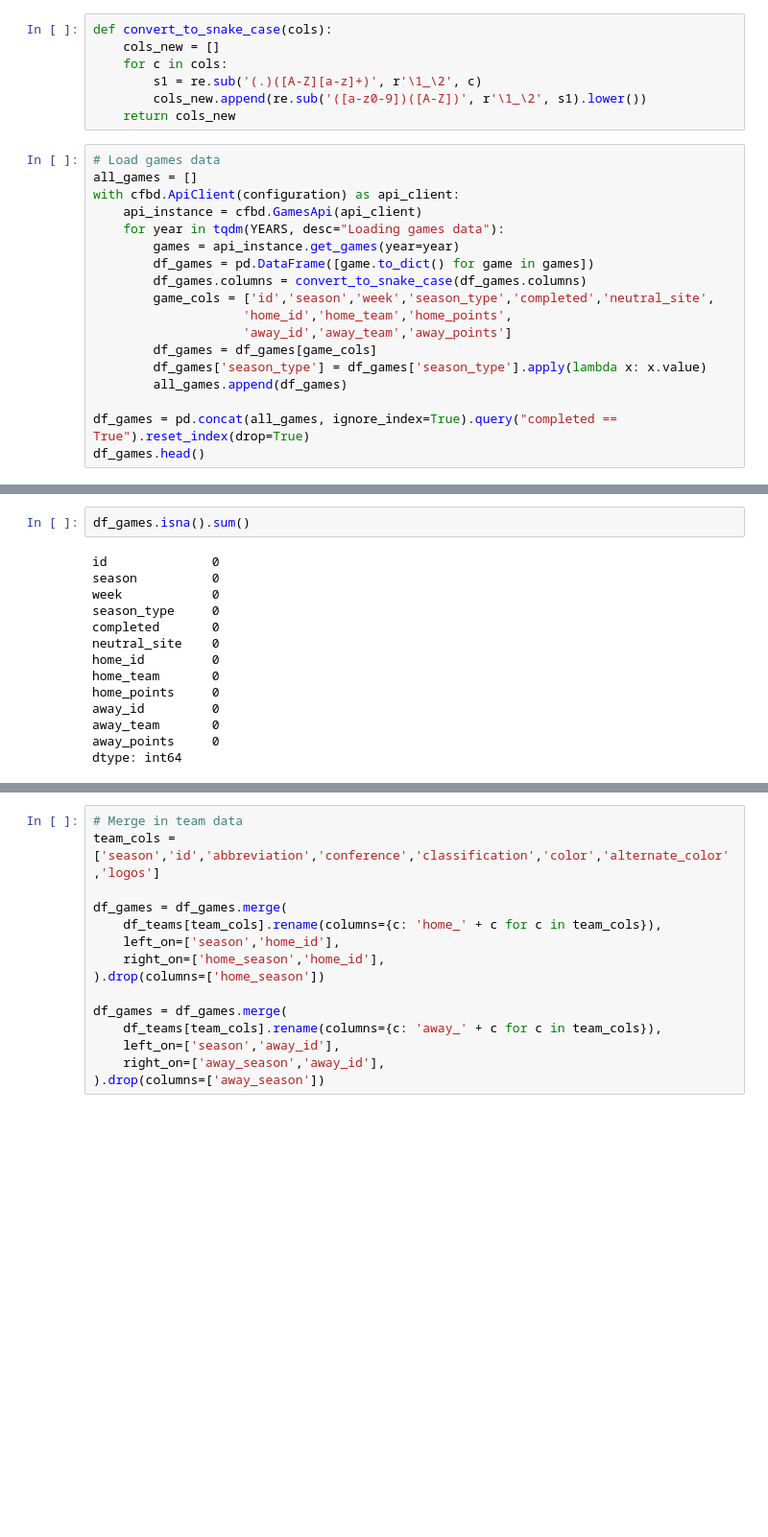
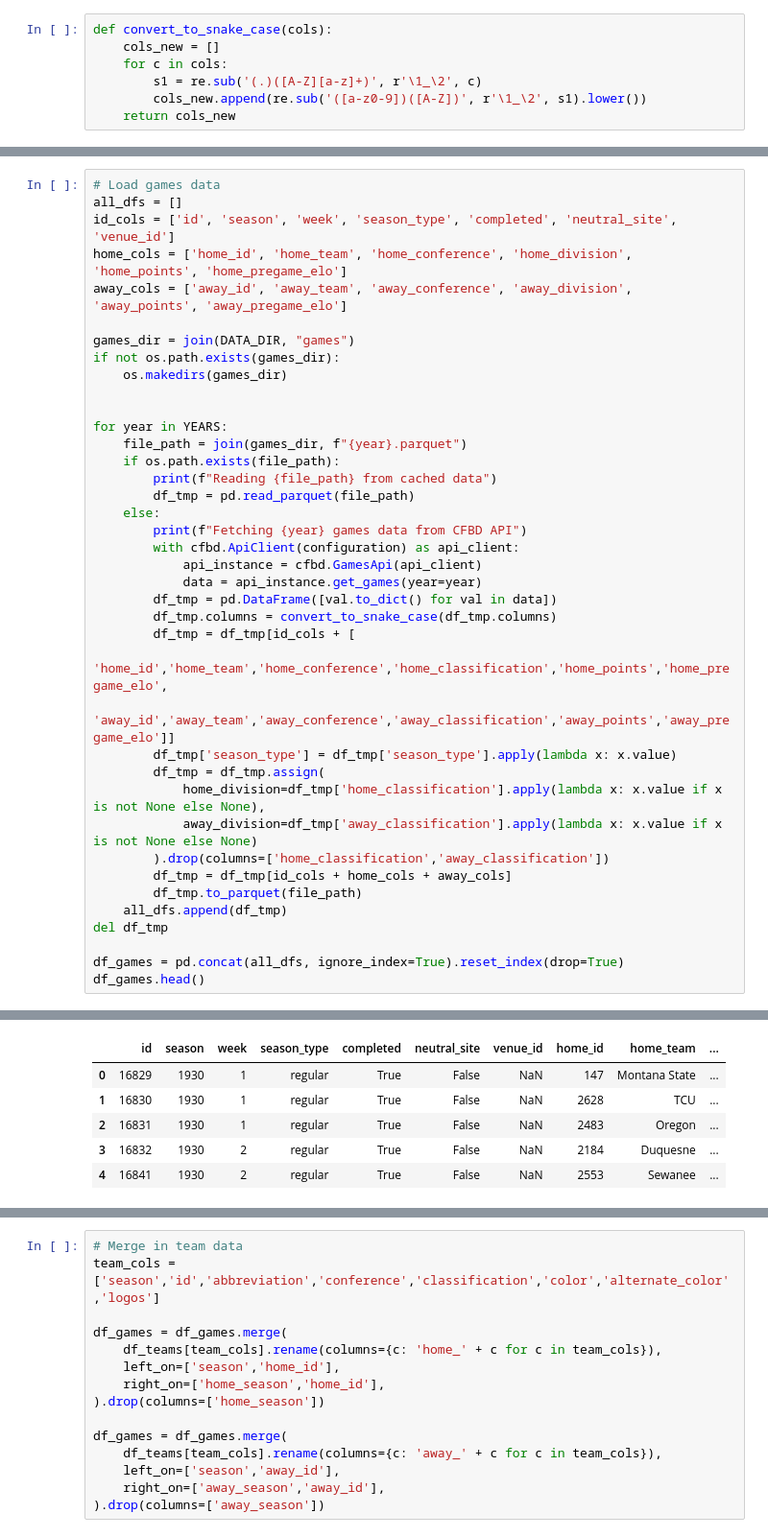
Before and after one commit to lneuendorf/4th-down-models, a Jupyter notebook: notebooks/elo.ipynb, the cells around one changed output, grey strips where cells are left out. Shown at 96% size. Cells and saved outputs as stored; diff of their text form; blank space fills up the shorter version.

```diff
--- a/notebooks/elo.ipynb
+++ b/notebooks/elo.ipynb
@@ -25,21 +34,3 @@ def convert_to_snake_case(cols):
         s1 = re.sub('(.)([A-Z][a-z]+)', r'\1_\2', c)
         cols_new.append(re.sub('([a-z0-9])([A-Z])', r'\1_\2', s1).lower())
     return cols_new
-# %%
-# Load games data
-all_games = []
-with cfbd.ApiClient(configuration) as api_client:
-    api_instance = cfbd.GamesApi(api_client)
-    for year in tqdm(YEARS, desc="Loading games data"):
-        games = api_instance.get_games(year=year)
-        df_games = pd.DataFrame([game.to_dict() for game in games])
-        df_games.columns = convert_to_snake_case(df_games.columns)
-        game_cols = ['id','season','week','season_type','completed','neutral_site',
-                    'home_id','home_team','home_points',
-                    'away_id','away_team','away_points']
-        df_games = df_games[game_cols]
-        df_games['season_type'] = df_games['season_type'].apply(lambda x: x.value)
-        all_games.append(df_games)
-
-df_games = pd.concat(all_games, ignore_index=True).query("completed == True").reset_index(drop=True)
-df_games.head()
@@ -53,16 +37,40 @@ df_games.head()
-# %%
-df_games.isna().sum()
-# %% [output]
-id              0
-season          0
-week            0
-season_type     0
-completed       0
-neutral_site    0
-home_id         0
-home_team       0
-home_points     0
-away_id         0
-away_team       0
-away_points     0
-dtype: int64
+# %%
+# Load games data
+all_dfs = []
+id_cols = ['id', 'season', 'week', 'season_type', 'completed', 'neutral_site', 'venue_id']
+home_cols = ['home_id', 'home_team', 'home_conference', 'home_division', 'home_points', 'home_pregame_elo']
+away_cols = ['away_id', 'away_team', 'away_conference', 'away_division', 'away_points', 'away_pregame_elo']
+
+games_dir = join(DATA_DIR, "games")
+if not os.path.exists(games_dir):
+    os.makedirs(games_dir)
+
+
+for year in YEARS:
+    file_path = join(games_dir, f"{year}.parquet")
+    if os.path.exists(file_path):
+        print(f"Reading {file_path} from cached data")
+        df_tmp = pd.read_parquet(file_path)
+    else:
+        print(f"Fetching {year} games data from CFBD API")
+        with cfbd.ApiClient(configuration) as api_client:
+            api_instance = cfbd.GamesApi(api_client)
+            data = api_instance.get_games(year=year)
+        df_tmp = pd.DataFrame([val.to_dict() for val in data])
+        df_tmp.columns = convert_to_snake_case(df_tmp.columns)
+        df_tmp = df_tmp[id_cols + [
+                            'home_id','home_team','home_conference','home_classification','home_points','home_pregame_elo',
+                            'away_id','away_team','away_conference','away_classification','away_points','away_pregame_elo']]
+        df_tmp['season_type'] = df_tmp['season_type'].apply(lambda x: x.value)
+        df_tmp = df_tmp.assign(
+            home_division=df_tmp['home_classification'].apply(lambda x: x.value if x is not None else None),
+            away_division=df_tmp['away_classification'].apply(lambda x: x.value if x is not None else None)
+        ).drop(columns=['home_classification','away_classification'])
+        df_tmp = df_tmp[id_cols + home_cols + away_cols]
+        df_tmp.to_parquet(file_path)
+    all_dfs.append(df_tmp)
+del df_tmp
+
+df_games = pd.concat(all_dfs, ignore_index=True).reset_index(drop=True)
+df_games.head()
+# %% [output]
@@ -69 +94,7 @@ dtype: int64
+|  | id | season | week | season_type | completed | neutral_site | venue_id | home_id | home_team | ... |
+| 0 | 16829 | 1930 | 1 | regular | True | False | NaN | 147 | Montana State | ... |
+| 1 | 16830 | 1930 | 1 | regular | True | False | NaN | 2628 | TCU | ... |
+| 2 | 16831 | 1930 | 1 | regular | True | False | NaN | 2483 | Oregon | ... |
+| 3 | 16832 | 1930 | 2 | regular | True | False | NaN | 2184 | Duquesne | ... |
+| 4 | 16841 | 1930 | 2 | regular | True | False | NaN | 2553 | Sewanee | ... |
 # %%
```
Also changed, not shown: parts of 24 cells of this notebook.
